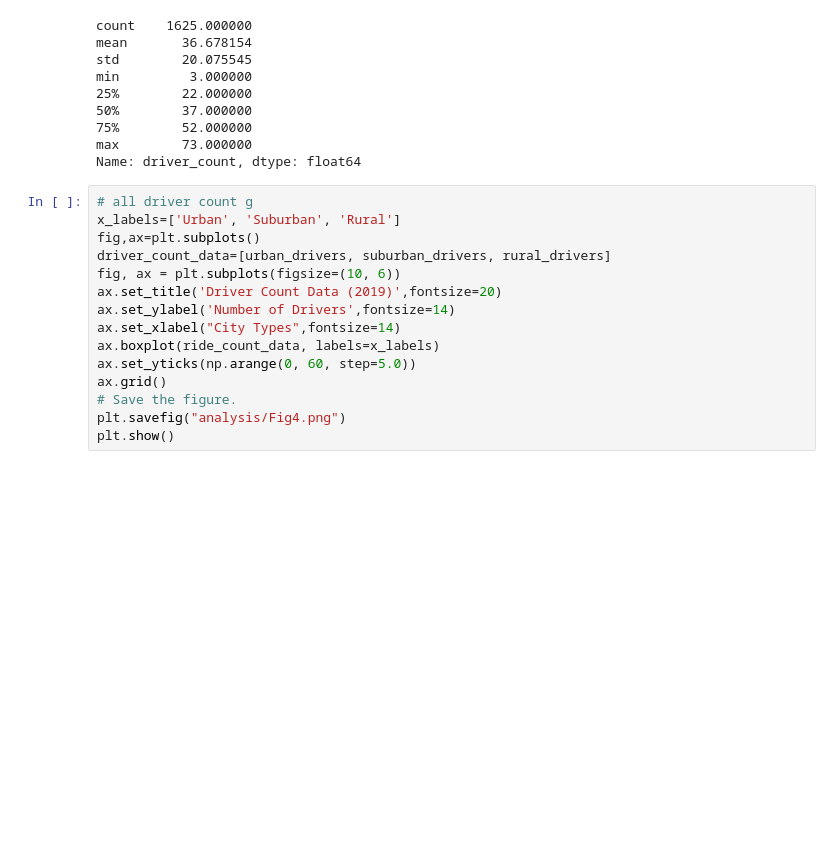
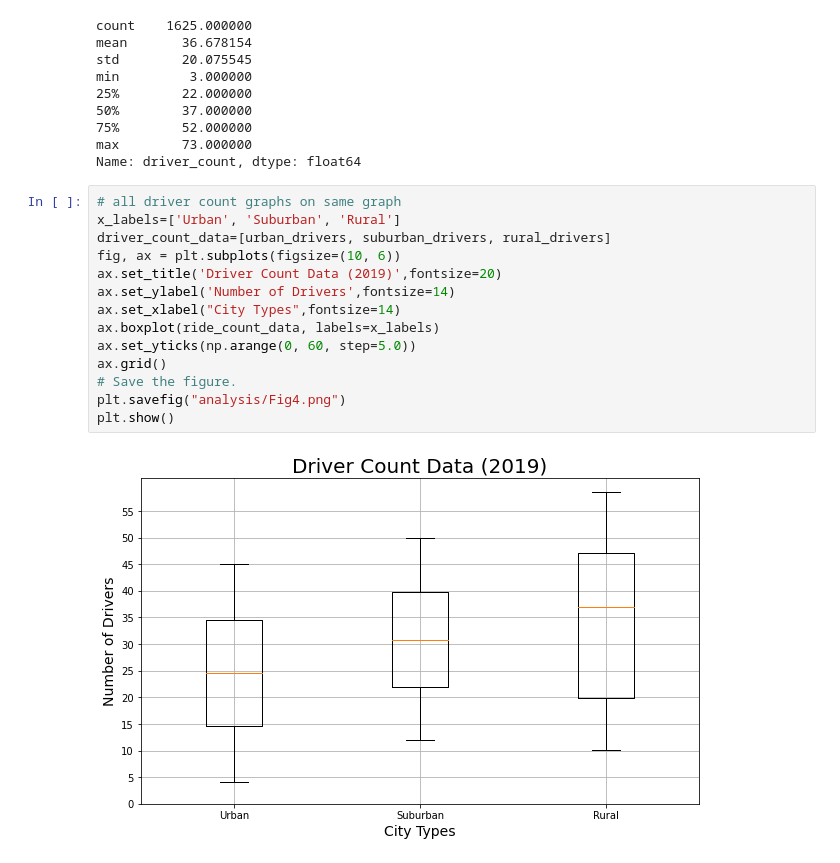
Before and after one commit to andrej-arsovski/PyBer_analysis, a Jupyter notebook: PyBer.ipynb, the cells around one changed output. Drawn from its saved outputs; the diff is of its cells as text; blank space fills up the shorter version.

```diff
--- a/PyBer.ipynb
+++ b/PyBer.ipynb
@@ -840,17 +840,18 @@ min         3.000000
 max        73.000000
 Name: driver_count, dtype: float64
 # %%
-# all driver count g
+# all driver count graphs on same graph
 x_labels=['Urban', 'Suburban', 'Rural']
-fig,ax=plt.subplots()
 driver_count_data=[urban_drivers, suburban_drivers, rural_drivers]
 fig, ax = plt.subplots(figsize=(10, 6))
 ax.set_title('Driver Count Data (2019)',fontsize=20)
 ax.set_ylabel('Number of Drivers',fontsize=14)
 ax.set_xlabel("City Types",fontsize=14)
 ax.boxplot(ride_count_data, labels=x_labels)
 ax.set_yticks(np.arange(0, 60, step=5.0))
 ax.grid()
 # Save the figure.
 plt.savefig("analysis/Fig4.png")
 plt.show()
+# %% [output]
+[figure, added]
```
Also changed, not shown: parts of 7 cells of this notebook, 1 other file.
